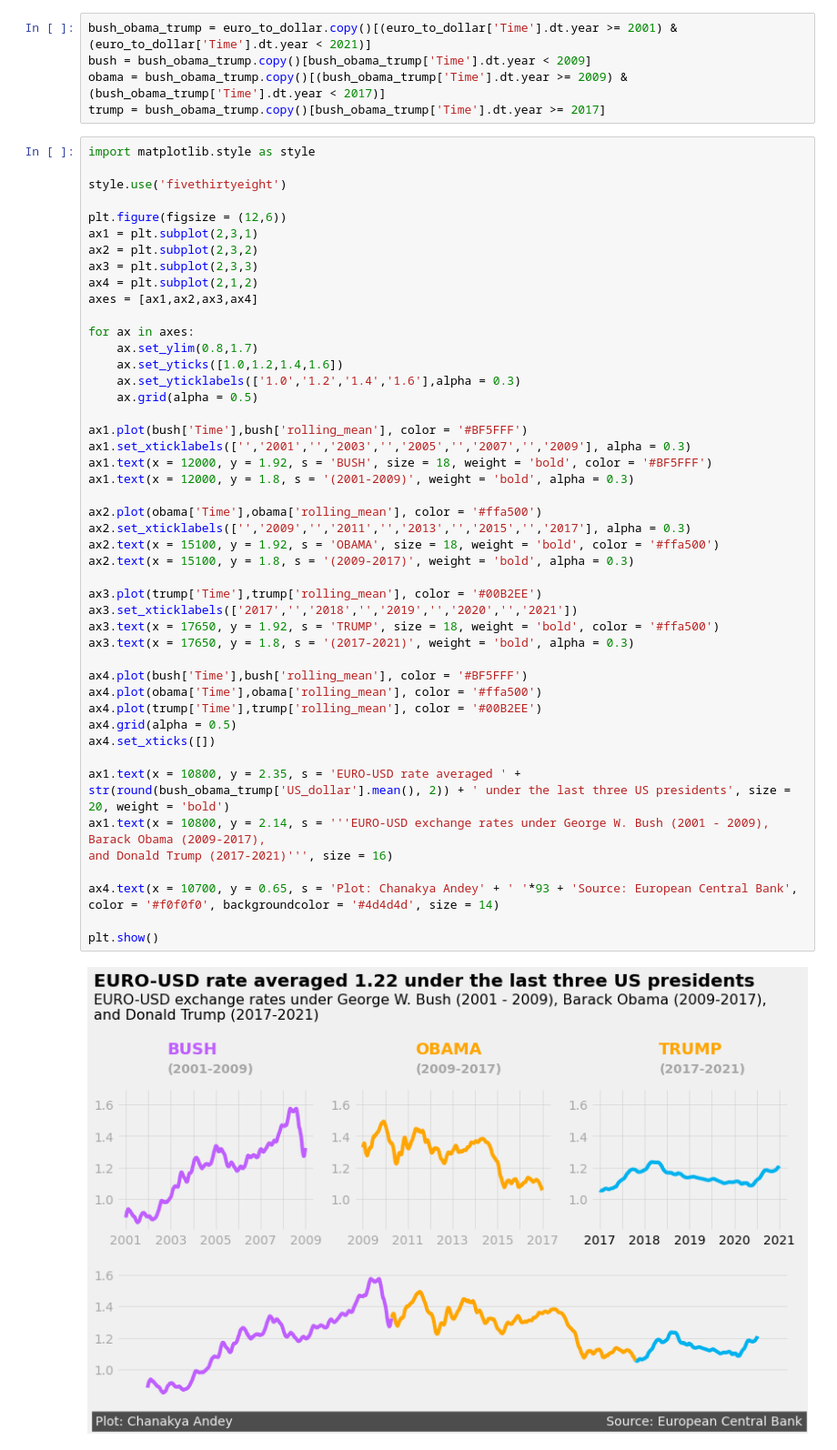
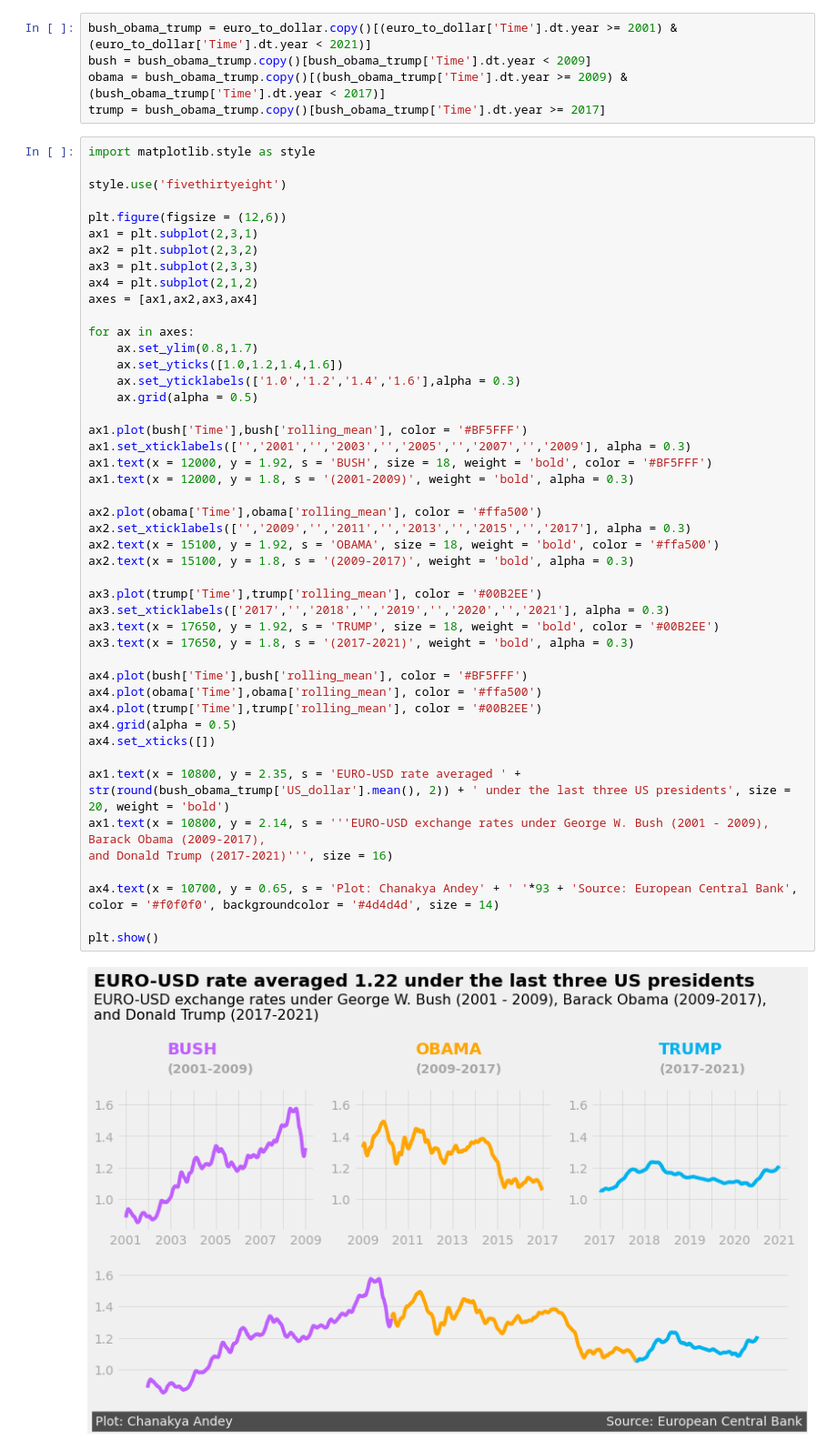
Before and after one commit to Chanakya-Andey/EURO-USD-rate-under-the-last-three-US-presidents, a Jupyter notebook: EURO-USD rate under the last three US presidents.ipynb, the cells around one changed output. Shown at 91% size. Drawn from its saved outputs; the diff is of its cells as text.

```diff
--- a/EURO-USD rate under the last three US presidents.ipynb
+++ b/EURO-USD rate under the last three US presidents.ipynb
@@ -184,33 +184,33 @@ for ax in axes:
     ax.set_yticklabels(['1.0','1.2','1.4','1.6'],alpha = 0.3)
     ax.grid(alpha = 0.5)
 
 ax1.plot(bush['Time'],bush['rolling_mean'], color = '#BF5FFF')
 ax1.set_xticklabels(['','2001','','2003','','2005','','2007','','2009'], alpha = 0.3)
 ax1.text(x = 12000, y = 1.92, s = 'BUSH', size = 18, weight = 'bold', color = '#BF5FFF')
 ax1.text(x = 12000, y = 1.8, s = '(2001-2009)', weight = 'bold', alpha = 0.3)
 
 ax2.plot(obama['Time'],obama['rolling_mean'], color = '#ffa500')
 ax2.set_xticklabels(['','2009','','2011','','2013','','2015','','2017'], alpha = 0.3)
 ax2.text(x = 15100, y = 1.92, s = 'OBAMA', size = 18, weight = 'bold', color = '#ffa500')
 ax2.text(x = 15100, y = 1.8, s = '(2009-2017)', weight = 'bold', alpha = 0.3)
 
 ax3.plot(trump['Time'],trump['rolling_mean'], color = '#00B2EE')
-ax3.set_xticklabels(['2017','','2018','','2019','','2020','','2021'])
-ax3.text(x = 17650, y = 1.92, s = 'TRUMP', size = 18, weight = 'bold', color = '#ffa500')
+ax3.set_xticklabels(['2017','','2018','','2019','','2020','','2021'], alpha = 0.3)
+ax3.text(x = 17650, y = 1.92, s = 'TRUMP', size = 18, weight = 'bold', color = '#00B2EE')
 ax3.text(x = 17650, y = 1.8, s = '(2017-2021)', weight = 'bold', alpha = 0.3)
 
 ax4.plot(bush['Time'],bush['rolling_mean'], color = '#BF5FFF')
 ax4.plot(obama['Time'],obama['rolling_mean'], color = '#ffa500')
 ax4.plot(trump['Time'],trump['rolling_mean'], color = '#00B2EE')
 ax4.grid(alpha = 0.5)
 ax4.set_xticks([])
 
 ax1.text(x = 10800, y = 2.35, s = 'EURO-USD rate averaged ' + str(round(bush_obama_trump['US_dollar'].mean(), 2)) + ' under the last three US presidents', size = 20, weight = 'bold')
 ax1.text(x = 10800, y = 2.14, s = '''EURO-USD exchange rates under George W. Bush (2001 - 2009), Barack Obama (2009-2017),
 and Donald Trump (2017-2021)''', size = 16)
 
 ax4.text(x = 10700, y = 0.65, s = 'Plot: Chanakya Andey' + ' '*93 + 'Source: European Central Bank', color = '#f0f0f0', backgroundcolor = '#4d4d4d', size = 14)
 
 plt.show()
 # %% [output]
-[figure, old version]
+[figure, new version]
```
Also changed, not shown: parts of 1 cell of this notebook.
